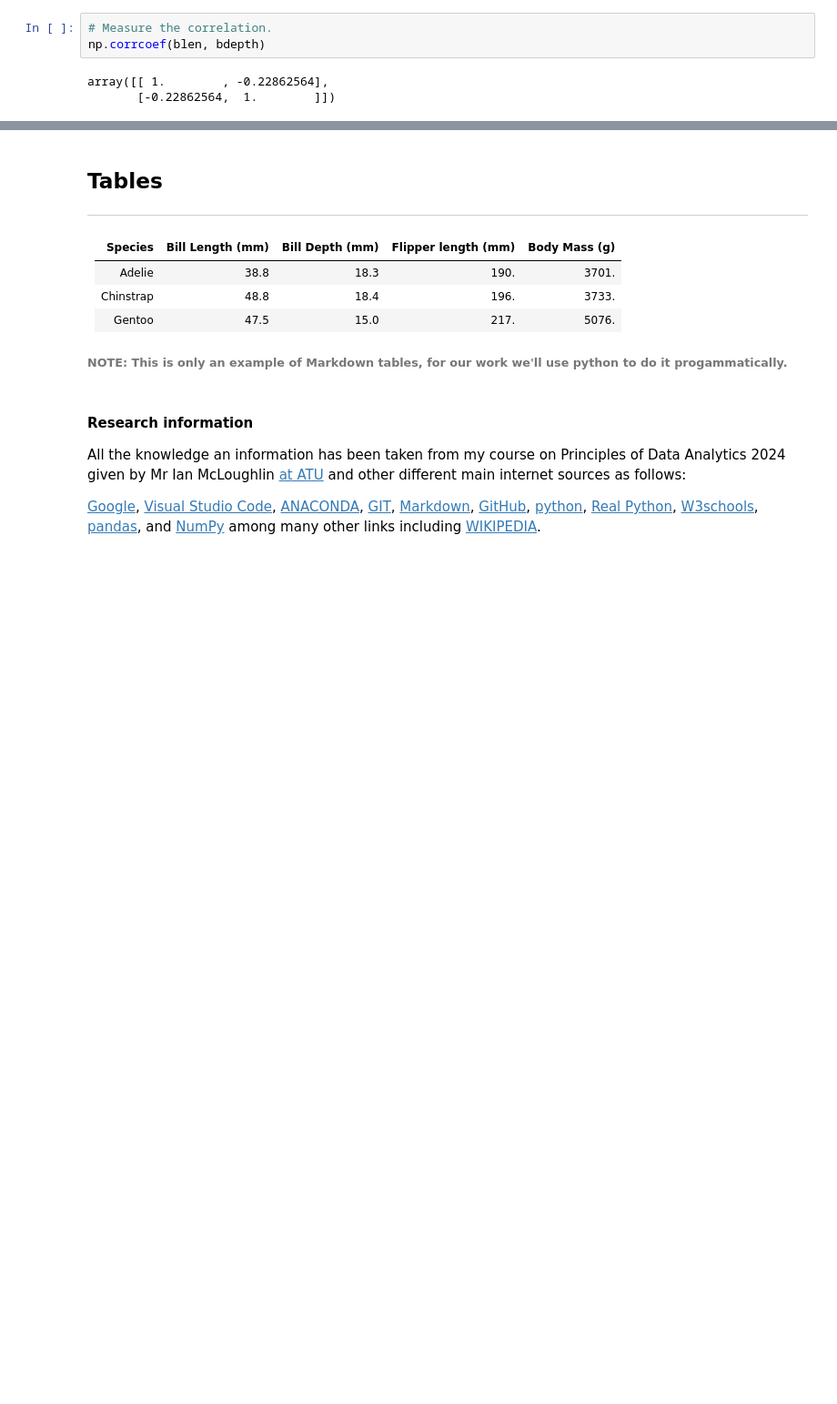
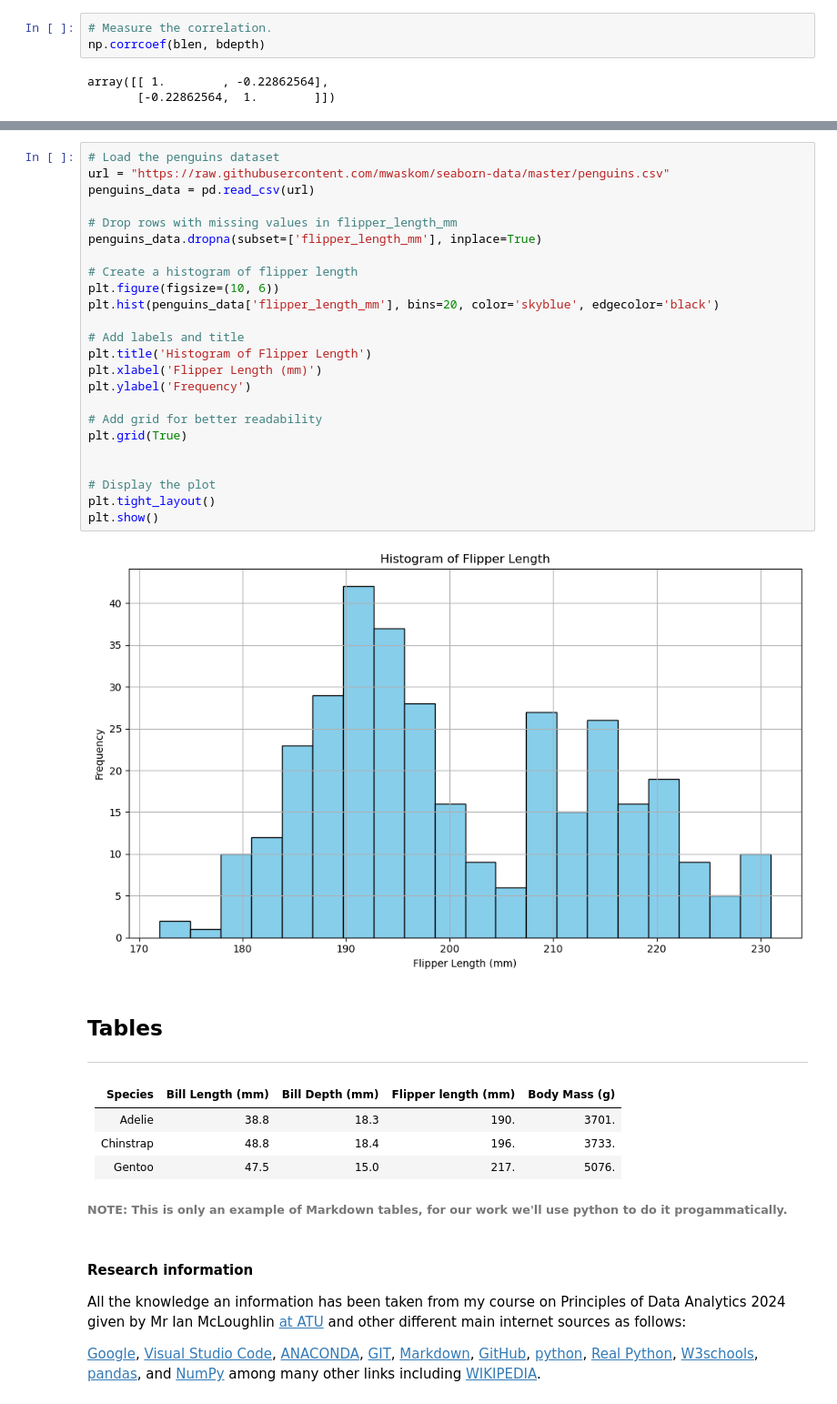
Before and after one commit to hugcamrom/Principles-of-Data-Analytics-Work, a Jupyter notebook: penguins.ipynb, the cells around one changed output, grey strips where cells are left out. Shown at 91% size. Cells and saved outputs as stored; diff of their text form; blank space fills up the shorter version.

```diff
--- a/penguins.ipynb
+++ b/penguins.ipynb
@@ -388,3 +413,29 @@ array([[ 1.        , -0.22862564],
+# %%
+# Load the penguins dataset
+url = "https://raw.githubusercontent.com/mwaskom/seaborn-data/master/penguins.csv"
+penguins_data = pd.read_csv(url)
+
+# Drop rows with missing values in flipper_length_mm
+penguins_data.dropna(subset=['flipper_length_mm'], inplace=True)
+
+# Create a histogram of flipper length
+plt.figure(figsize=(10, 6))
+plt.hist(penguins_data['flipper_length_mm'], bins=20, color='skyblue', edgecolor='black')
+
+# Add labels and title
+plt.title('Histogram of Flipper Length')
+plt.xlabel('Flipper Length (mm)')
+plt.ylabel('Frequency')
+
+# Add grid for better readability
+plt.grid(True)
+
+
+# Display the plot
+plt.tight_layout()
+plt.show()
+# %% [output]
+[figure, added]
 # %% [markdown]
 ## Tables
 
```
Also changed, not shown: parts of 7 cells of this notebook.
